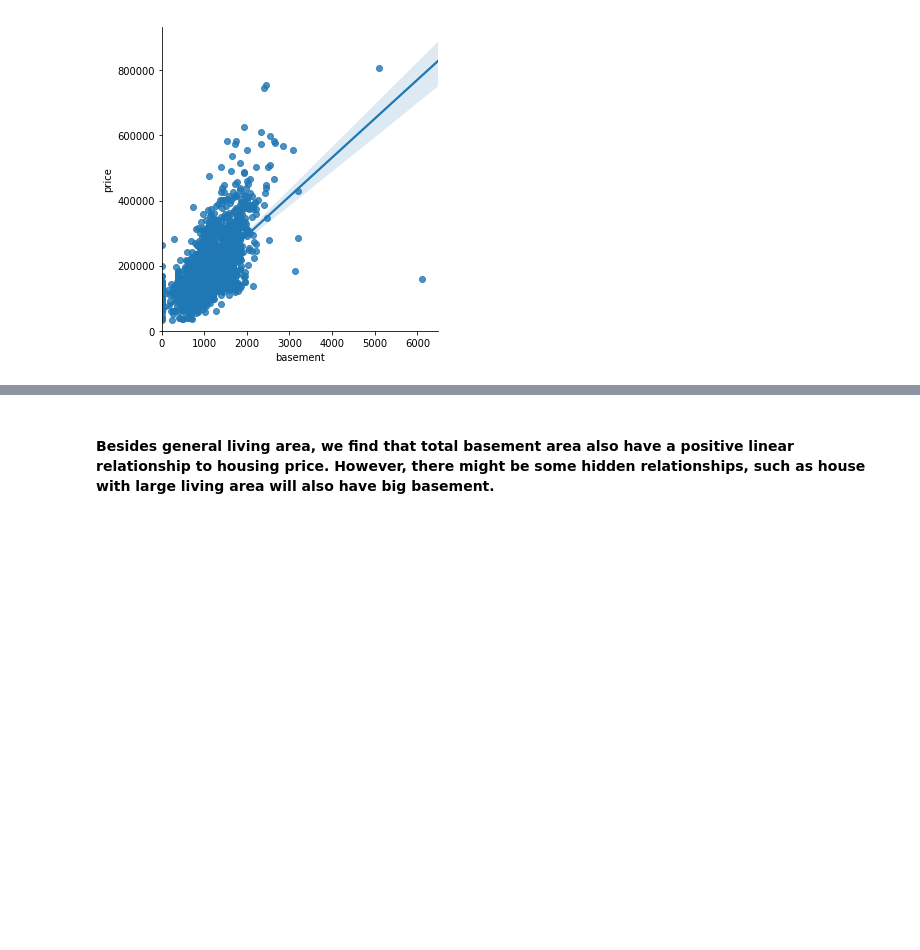
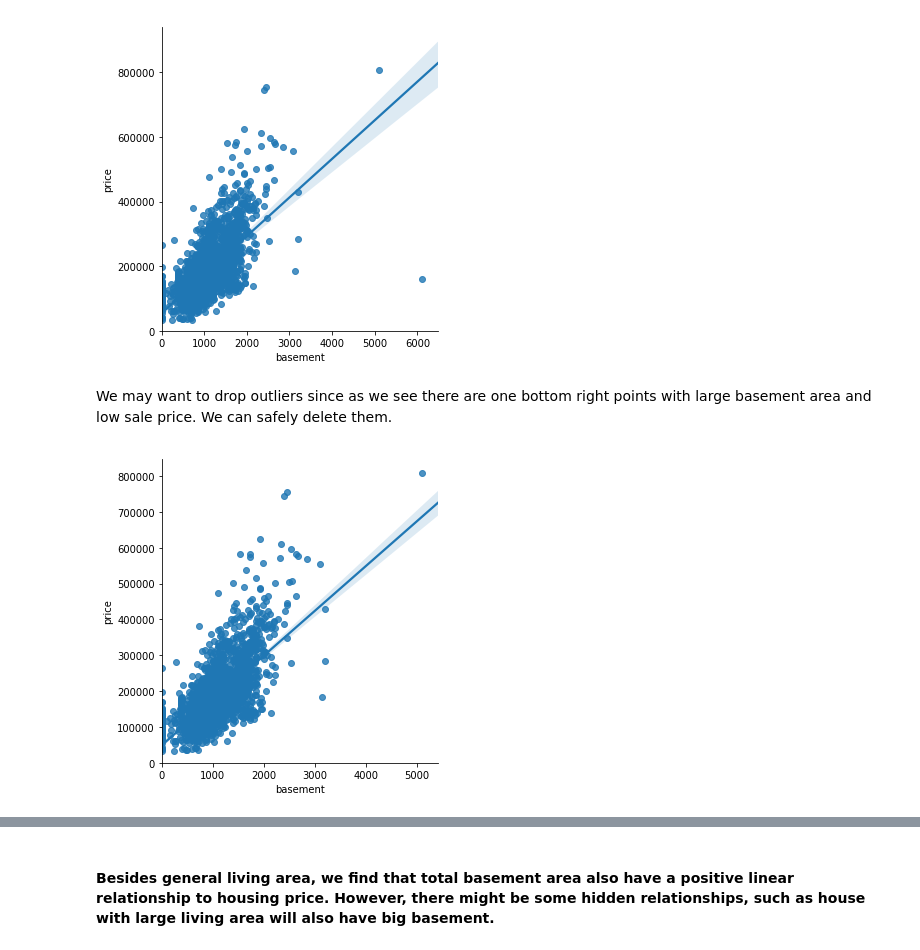
Before and after one commit to muh005/Housing-Price-Analysis, a Jupyter notebook: FinalProject.ipynb, the cells around one changed output, grey strips where cells are left out. Drawn from its saved outputs; the diff is of its cells as text; code cells hidden in the pictures; blank space fills up the shorter version.

Commit message:
drop outlier

```diff
--- a/FinalProject.ipynb
+++ b/FinalProject.ipynb
@@ -461,3 +439,16 @@ fig.set(ylim=(4,None))
 plt.show()
 # %% [output]
 [figure]
+# %% [markdown]
+We may want to drop outliers since as we see there are one bottom right points with large basement area and low sale price. We can safely delete them.
+# %%
+#Deleting outliers
+df_BP = df_BP.drop(df_BP[(df_BP['basement']>4000) & (df_BP['price']<300000)].index)
+
+#plot the linear regression graph showing the area price relation
+fig=sns.lmplot(x='basement',y='price',data=df_BP,fit_reg=True)
+fig.set(xlim=(4, None))
+fig.set(ylim=(4,None))
+plt.show()
+# %% [output]
+[figure, added]
```
Also changed, not shown: parts of 6 cells of this notebook.
